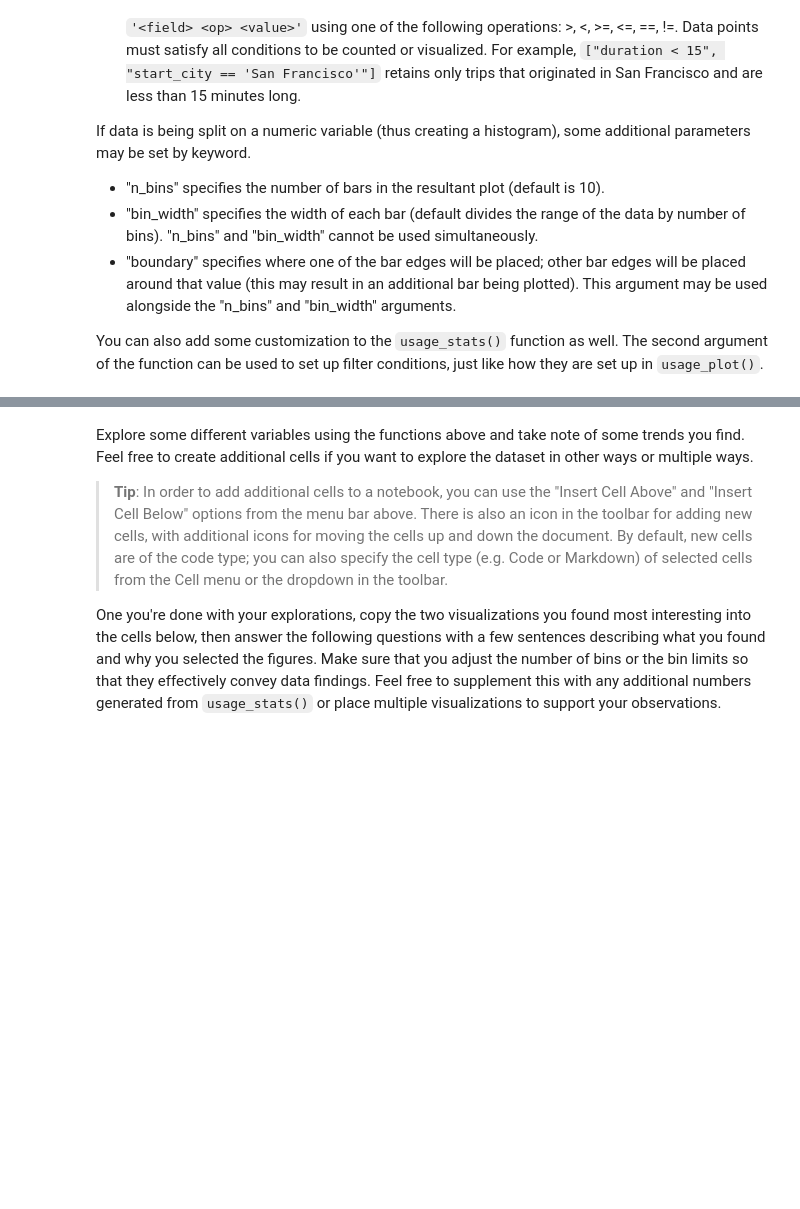
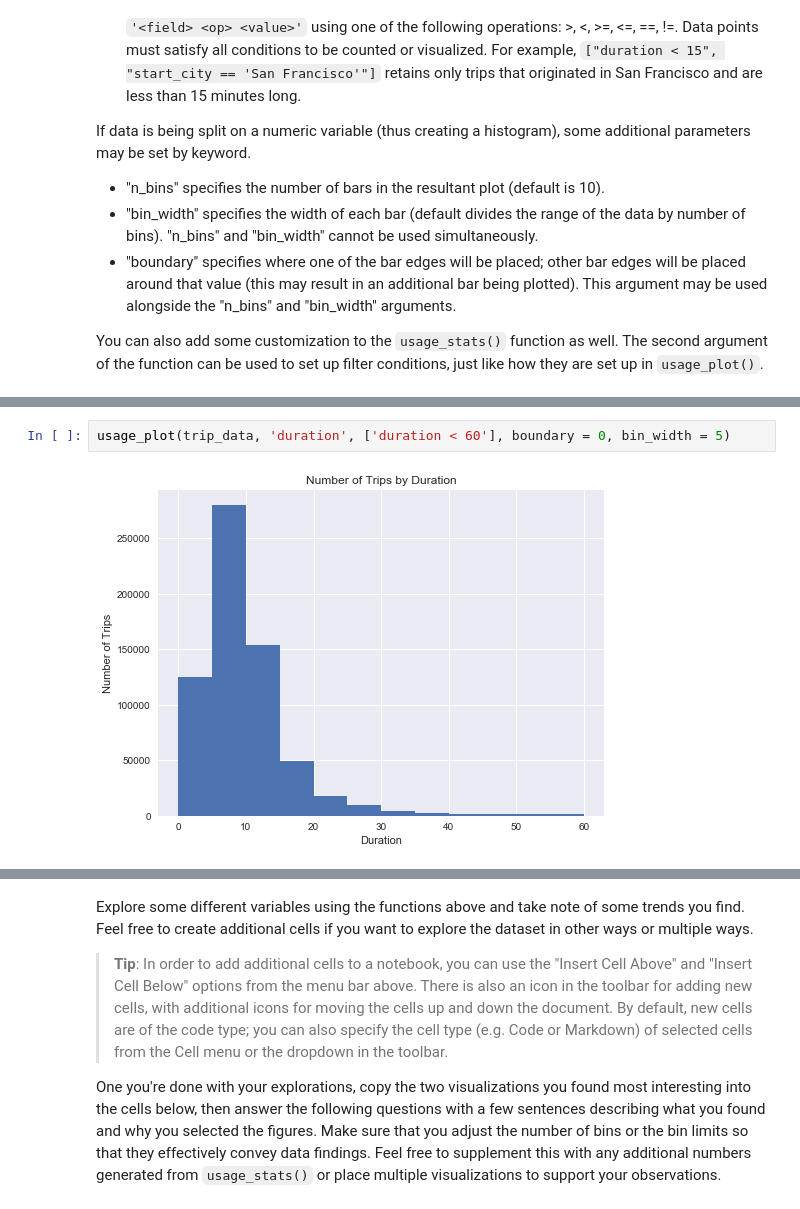
Before and after one commit to yaskyj/bay-area-bike-share, a Jupyter notebook: Bay_Area_Bike_Share_Analysis.ipynb, the cells around one changed output, grey strips where cells are left out. Cells and saved outputs as stored; diff of their text form; blank space fills up the shorter version.

```diff
--- a/Bay_Area_Bike_Share_Analysis.ipynb
+++ b/Bay_Area_Bike_Share_Analysis.ipynb
@@ -290,0 +315,4 @@ usage_plot(trip_data)
+# %%
+usage_plot(trip_data, 'duration', ['duration < 60'], boundary = 0, bin_width = 5)
+# %% [output]
+[figure, added]
```
Also changed, not shown: parts of 19 cells of this notebook.
